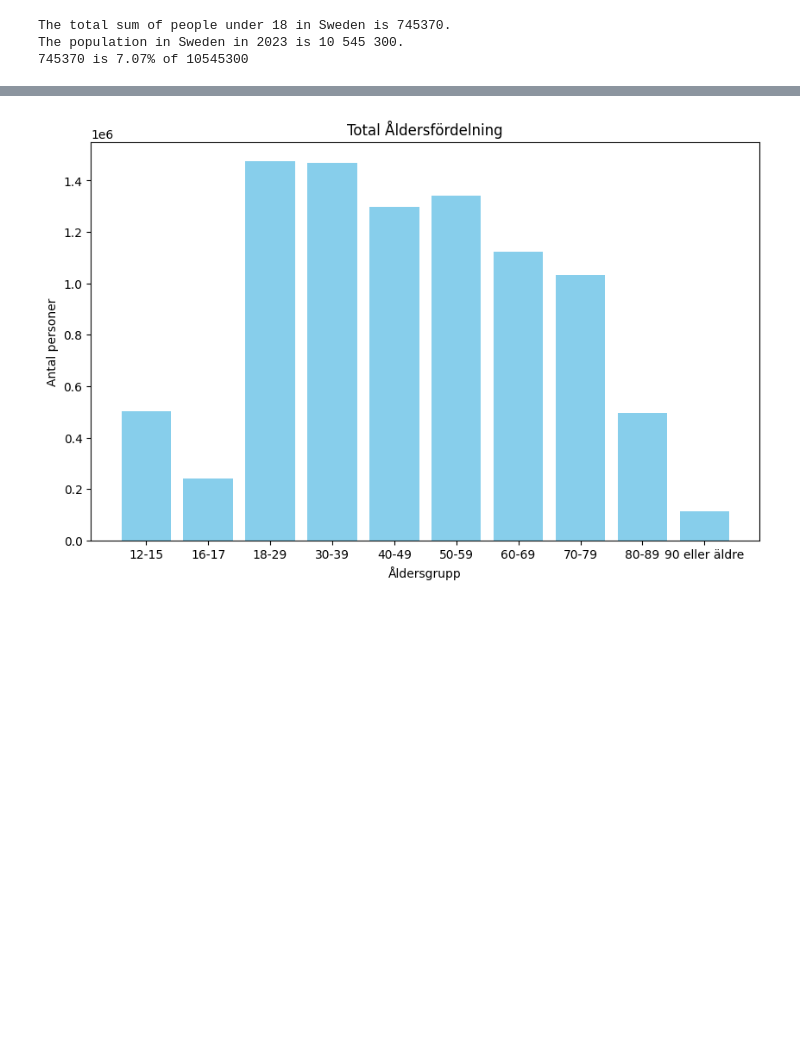
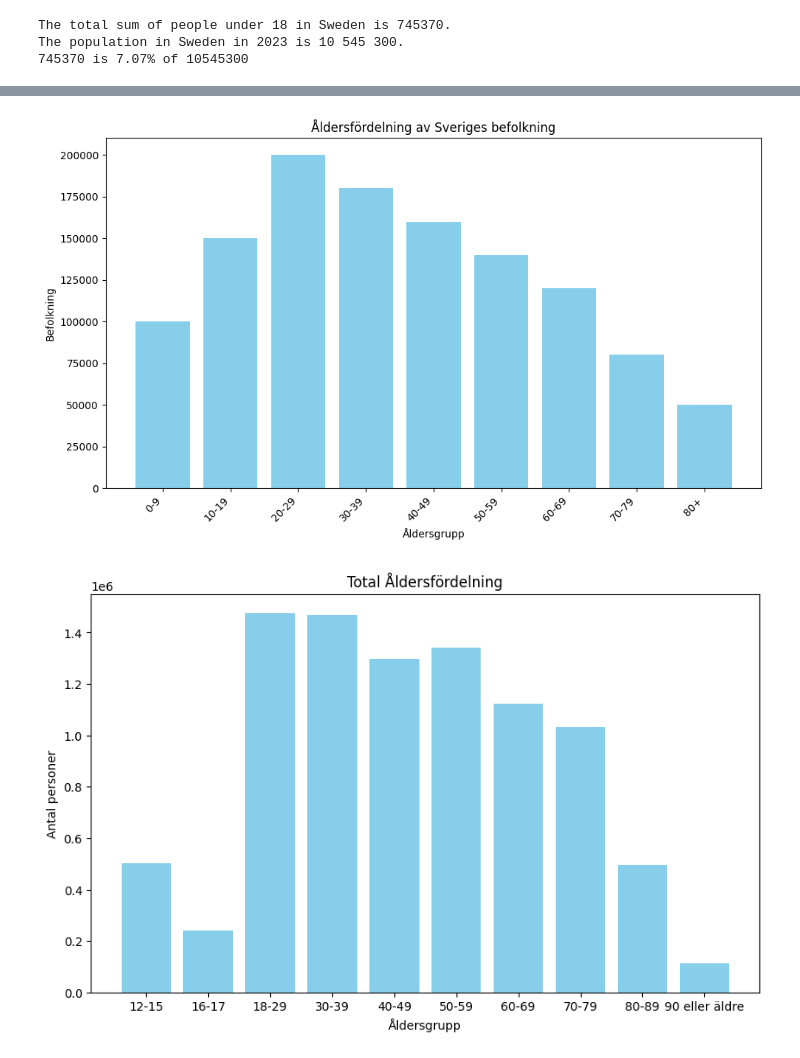
Before and after one commit to SFredin1/Databehandling-AI23-SEBASTIAN-FREDIN, a Jupyter notebook: Labb/Labb.ipynb, the cells around one changed output, grey strips where cells are left out. Drawn from its saved outputs; the diff is of its cells as text; code cells hidden in the pictures; blank space fills up the shorter version.

```diff
--- a/Labb/Labb.ipynb
+++ b/Labb/Labb.ipynb
@@ -347,3 +350,29 @@ plt.show()
+# %%
+# Uppgift 2G
+
+# Anta att du har en DataFrame som heter 'population_data'
+# med kolumner 'Ålder' och 'Befolkning'
+
+# Exempeldata (ersätt detta med dina egna data)
+age_groups = ['0-9', '10-19', '20-29', '30-39', '40-49', '50-59', '60-69', '70-79', '80+']
+population = [100000, 150000, 200000, 180000, 160000, 140000, 120000, 80000, 50000]
+
+# Skapa ett DataFrame med dina data eller använd ditt befintliga
+population_data = pd.DataFrame({'Ålder': age_groups, 'Befolkning': population})
+
+# Plot the bar chart for the total age distribution
+plt.figure(figsize=(10, 6))
+plt.bar(population_data['Ålder'], population_data['Befolkning'], color='skyblue')
+plt.title("Åldersfördelning av Sveriges befolkning")
+plt.xlabel("Åldersgrupp")
+plt.ylabel("Befolkning")
+plt.xticks(rotation=45, ha='right')  # Rotera x-axeln för bättre läsbarhet
+plt.tight_layout()  # Justera layout för att undvika beskärning
+
+plt.savefig("uppgift_2_g).png")
+plt.show()
+# %% [output]
+[figure, added]
 # %%
 import matplotlib.pyplot as plt
 
```
Also changed, not shown: parts of 1 cell of this notebook, 1 other file.
